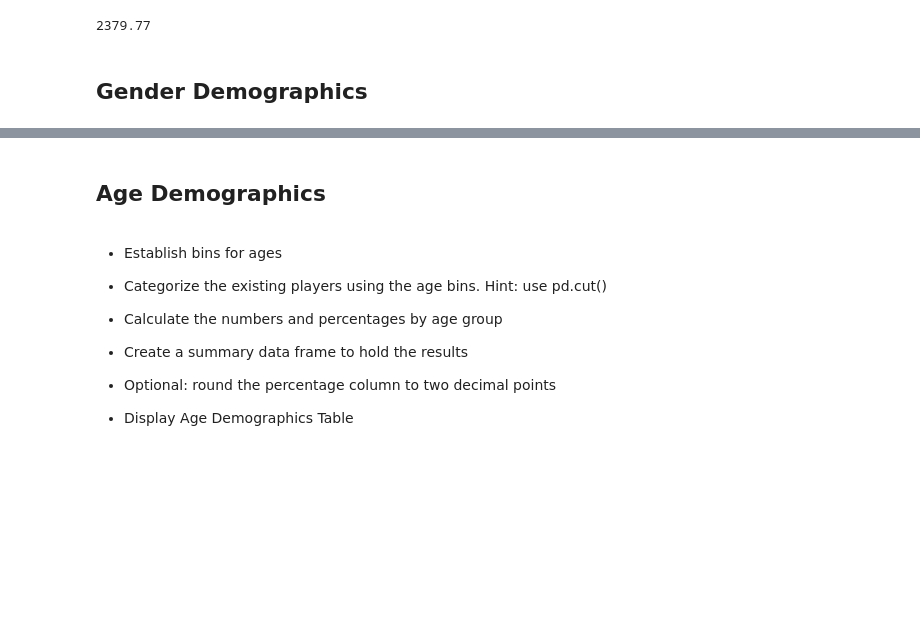
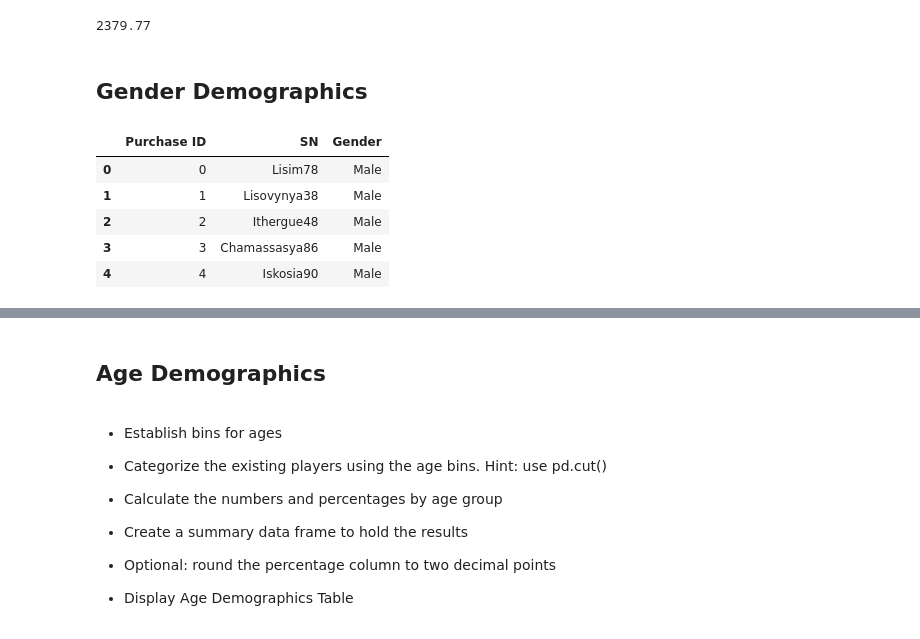
Before and after one commit to nairshanker/pandas-challenge, a Jupyter notebook: HeroesOfPymoli/HeroesOfPymoli_starter.ipynb, the cells around one changed output, grey strips where cells are left out. Saved outputs shown, nothing was run; the diff lists cells and outputs as text; code cells hidden in the pictures; blank space fills up the shorter version.

```diff
--- a/HeroesOfPymoli/HeroesOfPymoli_starter.ipynb
+++ b/HeroesOfPymoli/HeroesOfPymoli_starter.ipynb
@@ -107,3 +150,13 @@ total_revenue
 2379.77
 # %% [markdown]
 ## Gender Demographics
+# %%
+gender_demo_df = purchase_data_df[['Purchase ID','SN','Gender']]
+gender_demo_df.head()
+# %% [output]
+|  | Purchase ID | SN | Gender |
+| 0 | 0 | Lisim78 | Male |
+| 1 | 1 | Lisovynya38 | Male |
+| 2 | 2 | Ithergue48 | Male |
+| 3 | 3 | Chamassasya86 | Male |
+| 4 | 4 | Iskosia90 | Male |
```
Also changed, not shown: parts of 38 cells of this notebook, 2 other files.
